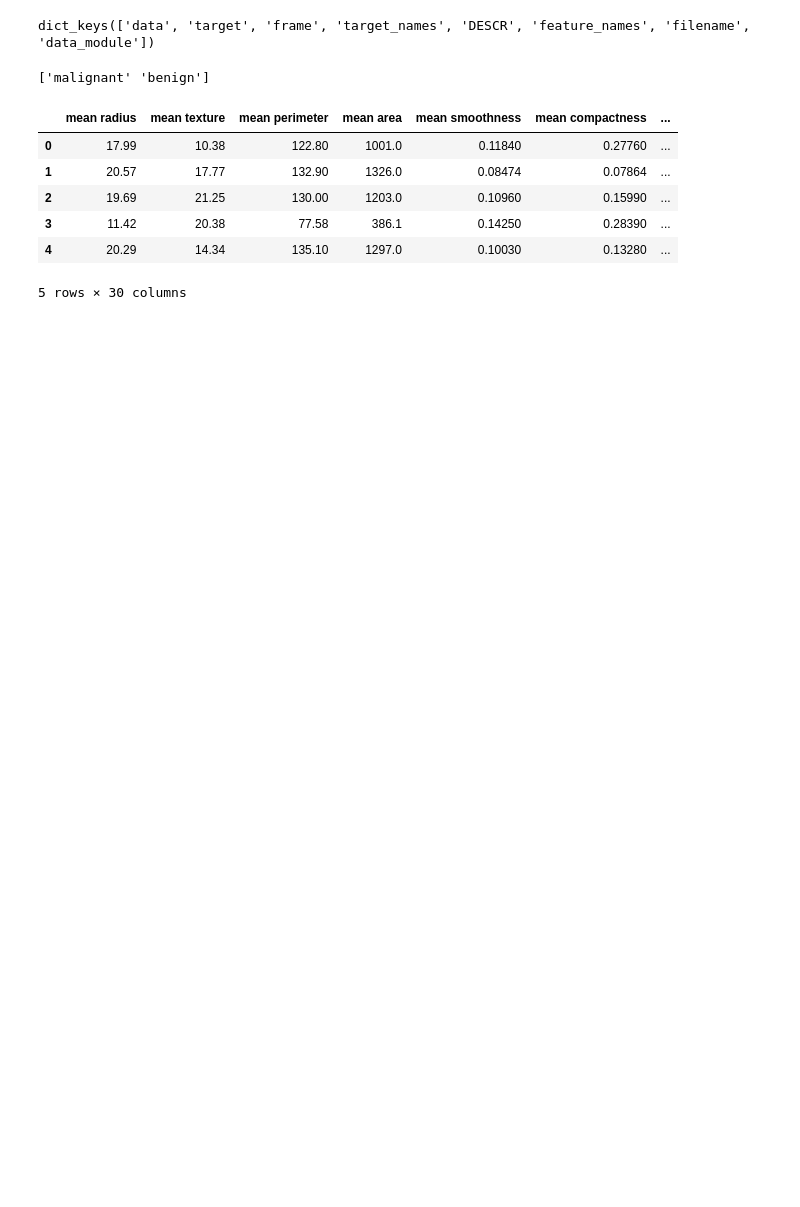
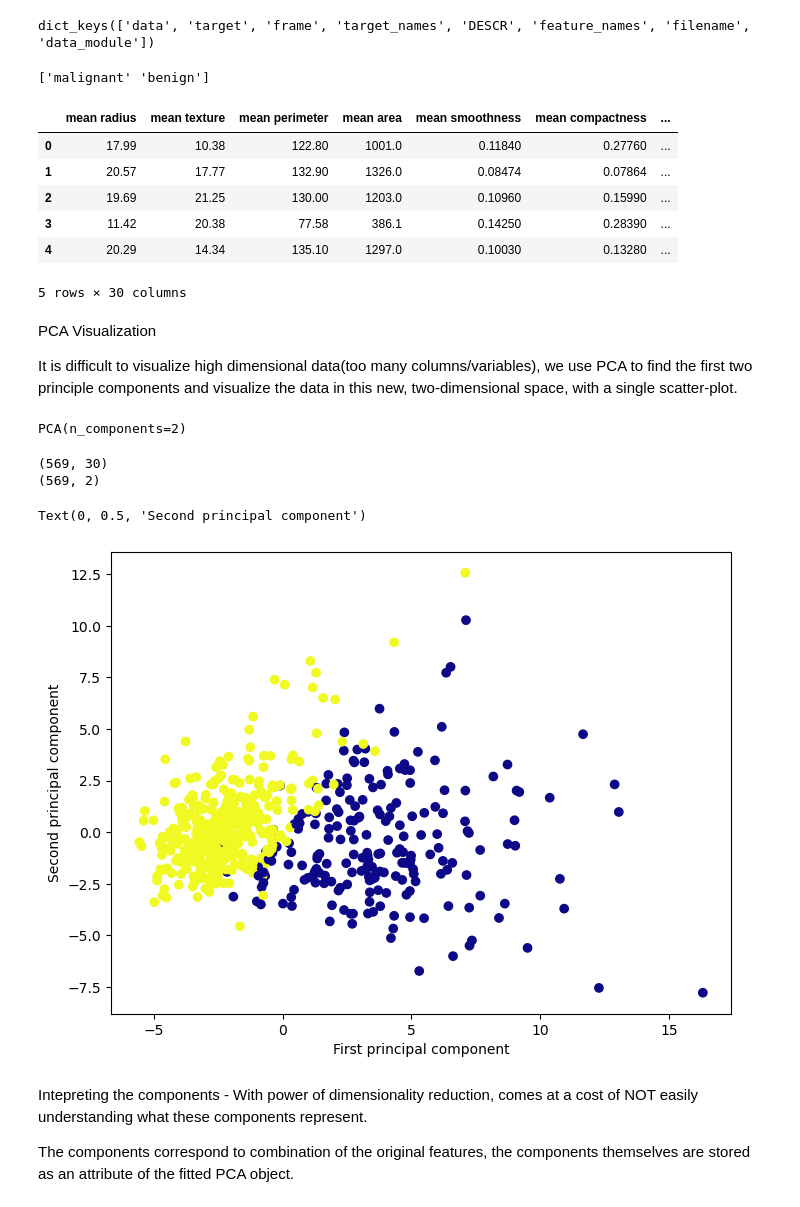
Before and after one commit to DerickMghanga/AI-and-Machine-Language-Training, a Jupyter notebook: 5.Dimensionality-Reduction/Dimension-Reduction.ipynb, the cells around one changed output. Saved outputs shown, nothing was run; the diff lists cells and outputs as text; code cells hidden in the pictures; blank space fills up the shorter version.

```diff
--- a/5.Dimensionality-Reduction/Dimension-Reduction.ipynb
+++ b/5.Dimensionality-Reduction/Dimension-Reduction.ipynb
@@ -39,3 +39,41 @@ df.head()
 | 3 | 11.42 | 20.38 | 77.58 | 386.1 | 0.14250 | 0.28390 | ... |
 | 4 | 20.29 | 14.34 | 135.10 | 1297.0 | 0.10030 | 0.13280 | ... |
 5 rows × 30 columns
+# %% [markdown]
+PCA Visualization
+
+It is difficult to visualize high dimensional data(too many columns/variables), we use PCA to find the first two principle components and visualize the data in this new, two-dimensional space, with a single scatter-plot.
+# %%
+# we need to scale our data so that each feature has a single unit variance
+from sklearn.preprocessing import StandardScaler
+scaler = StandardScaler()
+scaler.fit(df)
+scaled_data = scaler.transform(df)
+# %%
+# we can specify how many components we want to keep when creating the PCA object
+from sklearn.decomposition import PCA
+pca = PCA(n_components=2)
+pca.fit(scaled_data)
+# %% [output]
+PCA(n_components=2)
+# %%
+# transform the data to its first 2 principal components
+x_pca = pca.transform(scaled_data)
+print(scaled_data.shape)  # actual data - 30 features
+print(x_pca.shape)  # compressed data after PCA - 2 features
+# %% [output]
+(569, 30)
+(569, 2)
+# %%
+# plot the two dimensions (data after PCA)
+plt.figure(figsize=(8,6))
+plt.scatter(x_pca[:,0], x_pca[:,1],c=cancer['target'],cmap='plasma')
+plt.xlabel('First principal component')
+plt.ylabel('Second principal component')
+# %% [output]
+Text(0, 0.5, 'Second principal component')
+[figure, added]
+# %% [markdown]
+Intepreting the components - With power of dimensionality reduction, comes at a cost of NOT easily understanding what these components represent.
+
+The components correspond to combination of the original features, the components themselves are stored as an attribute of the fitted PCA object.
```
Also changed, not shown: parts of 5 cells of this notebook.
